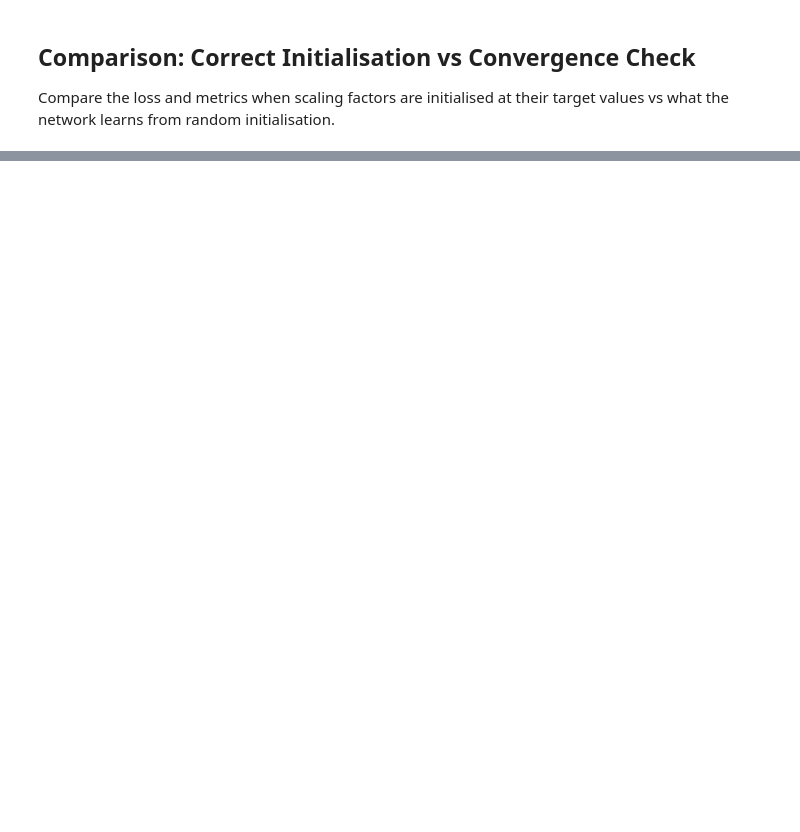
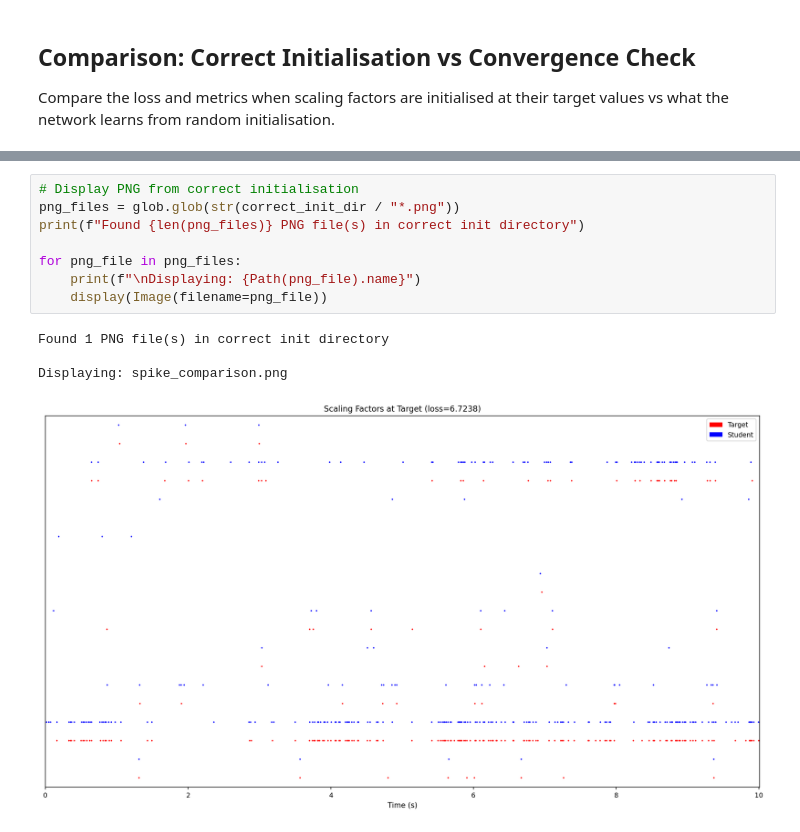
Before and after one commit to rory-bedford/connectome-snns, a Jupyter notebook: notebooks/analyse_noisy_student_teacher.ipynb, the cells around one changed output, grey strips where cells are left out. Saved outputs shown, nothing was run; the diff lists cells and outputs as text; blank space fills up the shorter version.

```diff
--- a/notebooks/analyse_noisy_student_teacher.ipynb
+++ b/notebooks/analyse_noisy_student_teacher.ipynb
@@ -1016,0 +784,13 @@ for key in correct_init_metrics.files:
+# %%
+# Display PNG from correct initialisation
+png_files = glob.glob(str(correct_init_dir / "*.png"))
+print(f"Found {len(png_files)} PNG file(s) in correct init directory")
+
+for png_file in png_files:
+    print(f"\nDisplaying: {Path(png_file).name}")
+    display(Image(filename=png_file))
+# %% [output]
+Found 1 PNG file(s) in correct init directory
+
+Displaying: spike_comparison.png
+[figure, added]
```
Also changed, not shown: parts of 18 cells of this notebook, 1 other file.
